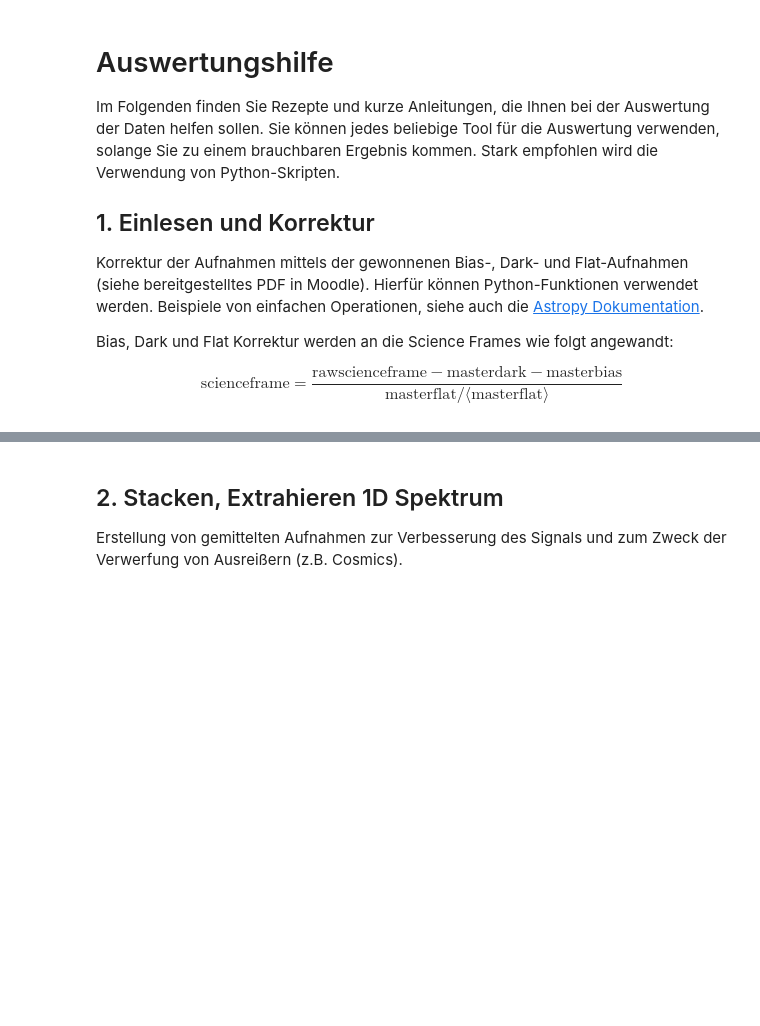
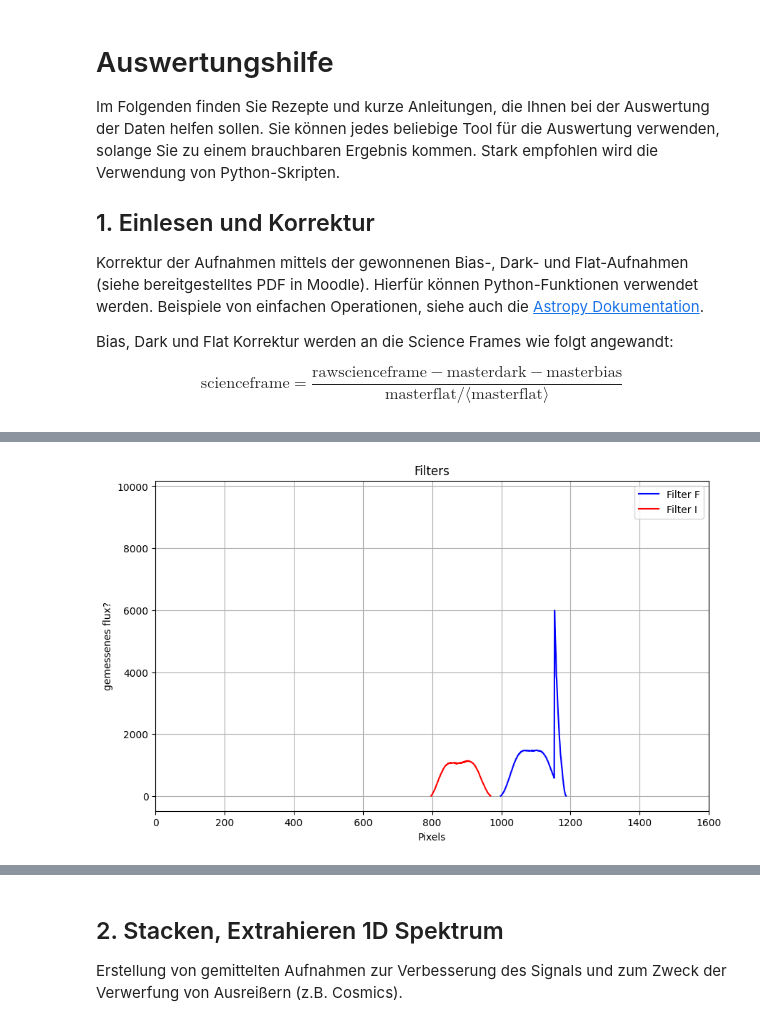
Before and after one commit to samkampitsch/Praktikum, a Jupyter notebook: Auswertungshilfe.ipynb, the cells around one changed output, grey strips where cells are left out. Cells and saved outputs as stored; diff of their text form; code cells hidden in the pictures; blank space fills up the shorter version.

```diff
--- a/Auswertungshilfe.ipynb
+++ b/Auswertungshilfe.ipynb
@@ -109,0 +177,35 @@ np.set_printoptions(threshold=1000)
+# %%
+FilterF=filterdata_images[0]
+FilterI=filterdata_images[1]
+
+
+
+values_correctedF=FilterF-avg_values_bias-avg_values_dark
+values_flat_correctedF=values_correctedF/(avg_values_flat/avg_flat)
+
+values_correctedI=FilterI-avg_values_bias-avg_values_dark
+values_flat_correctedI=values_correctedI/(avg_values_flat/avg_flat)
+
+
+FilterF_cor=values_flat_correctedF[478:579]
+FilterI_cor=values_flat_correctedI[478:579]
+
+FilterF_cor[FilterF_cor < 0] = np.nan #sets all values that are negative in the row to nan so that they wont be summed up later
+spectrum_F = np.nanmedian(FilterF_cor, axis=0) #sums up all values in a column I think and then calculates the mean
+
+FilterI_cor[FilterI_cor < 0] = np.nan #sets all values that are negative in the row to nan so that they wont be summed up later
+spectrum_I = np.nanmedian(FilterI_cor, axis=0) #sums up all values in a column I think and then calculates the mean
+
+
+plt.figure(figsize=(10, 6))  # Optional: Set the figure size
+plt.plot(x_values, spectrum_F, label='Filter F', color='blue')
+plt.plot(x_values,spectrum_I,label='Filter I', color='red')
+plt.xlabel('Pixels')  # Label for the x-axis
+plt.ylabel('gemessenes flux?')  # Label for the y-axis
+plt.xlim(0, 1600)
+plt.title('Filters')  # Title of the plot
+plt.legend()  # Show the legend
+plt.grid()  # Optional: Add a grid for better readability
+plt.show()
+# %% [output]
+[figure, added]
```
Also changed, not shown: parts of 11 cells of this notebook.
